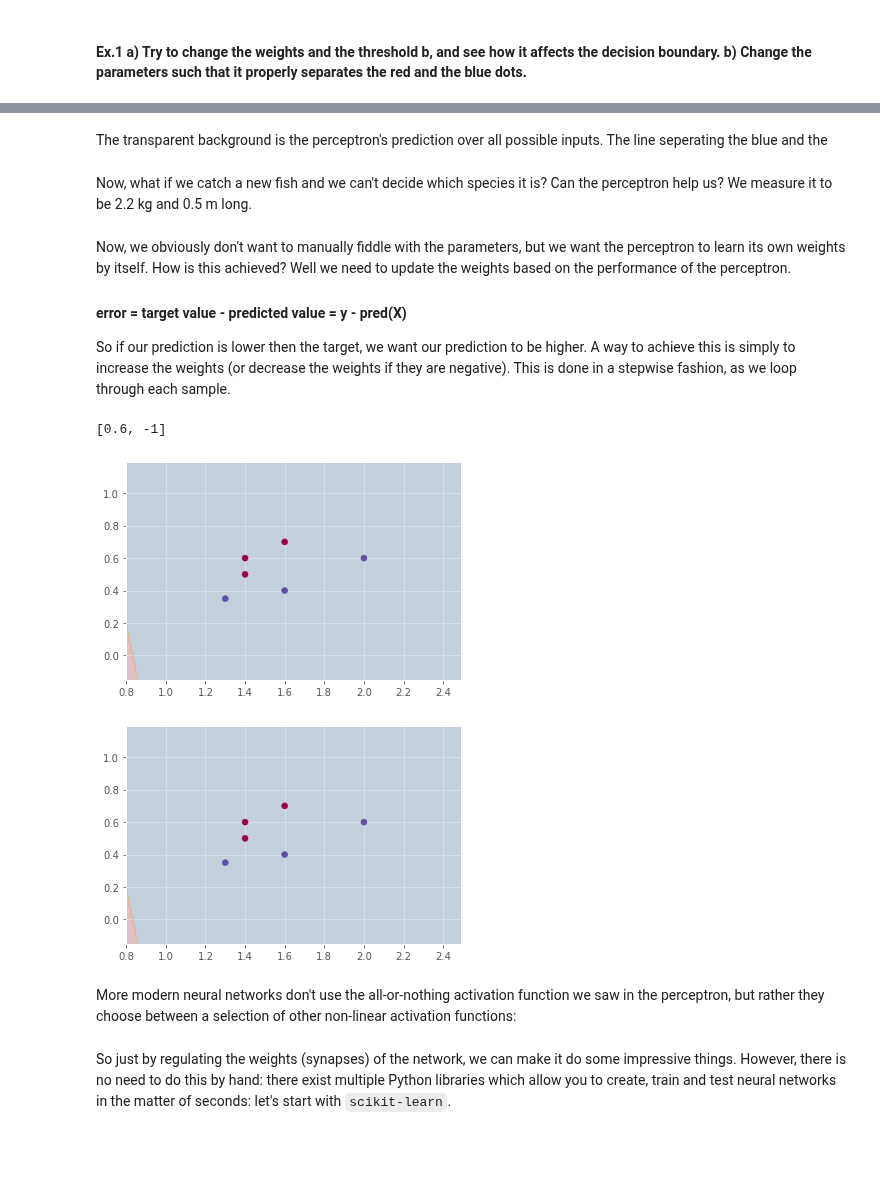
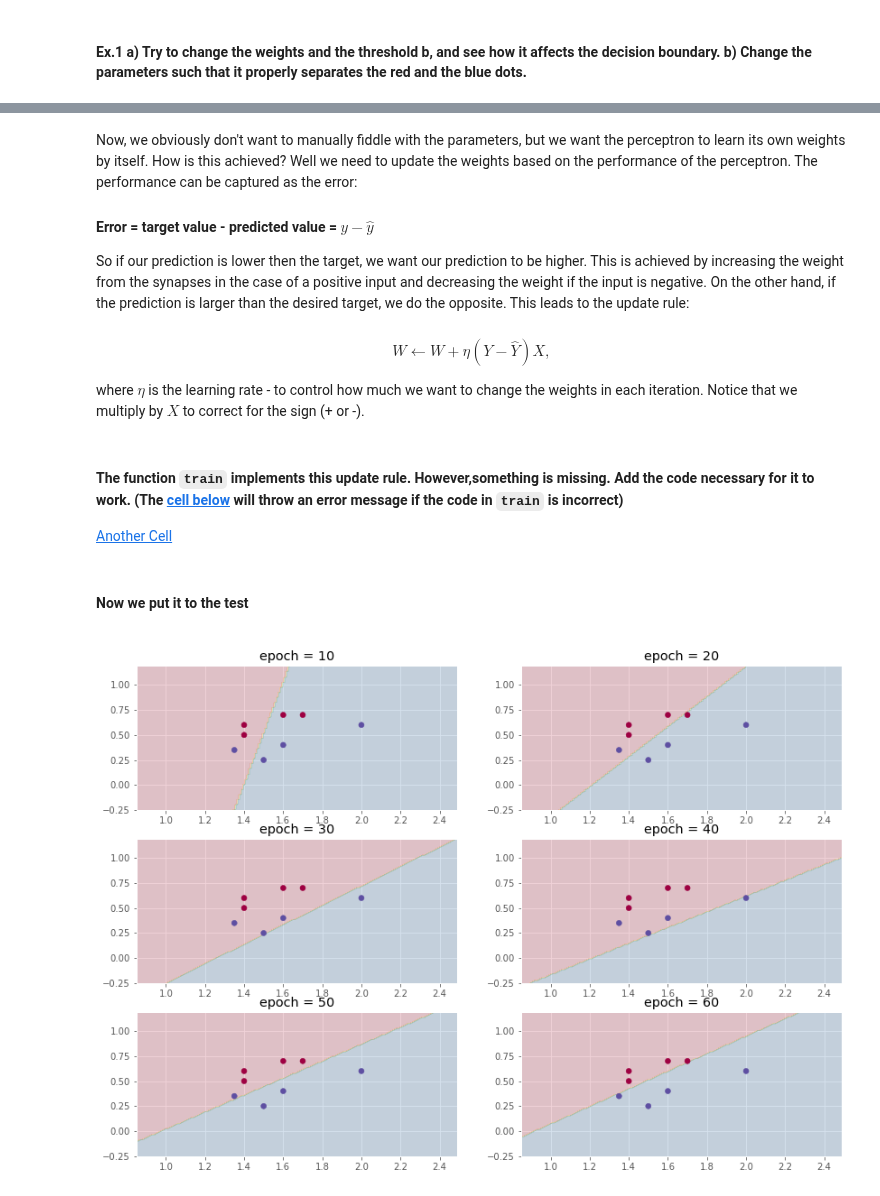
Before and after one commit to oercompbiomed/CBM101, a Jupyter notebook: H_Neural_Networks/1_Introduction_to_Neural_Networks.ipynb, the cells around one changed output, grey strips where cells are left out. Drawn from its saved outputs; the diff is of its cells as text; code cells hidden in the pictures; blank space fills up the shorter version.

Commit message:
perceptron example added

```diff
--- a/H_Neural_Networks/1_Introduction_to_Neural_Networks.ipynb
+++ b/H_Neural_Networks/1_Introduction_to_Neural_Networks.ipynb
@@ -105,0 +94,5 @@ plot_decision(perceptron, weights, b)
+# %%
+weights = [.4, .6]
+b = 1
+
+plot_decision(perceptron, weights=weights, b=b)
@@ -107,8 +104,6 @@ plot_decision(perceptron, weights, b)
 #### Ex.1 a) Try to change the weights and the threshold b, and see how it affects the decision boundary. b) Change the parameters such that it properly separates the red and the blue dots.
 # %%
 ## your code here
-## one solution:
-weights = [.6, -1]; b = .4
 
 plot_decision(perceptron, weights, b)
 # %% [output]
@@ -116,52 +111,53 @@ plot_decision(perceptron, weights, b)
-# %% [markdown]
-The transparent background is the perceptron's prediction over all possible inputs. The line seperating the blue and the
-# %% [markdown]
-Now, what if we catch a new fish and we can't decide which species it is? Can the perceptron help us? We measure it to be 2.2 kg and 0.5 m long.
 # %% [markdown]
-Now, we obviously don't want to manually fiddle with the parameters, but we want the perceptron to learn its own weights by itself. How is this achieved? Well we need to update the weights based on the performance of the perceptron.
+Now, we obviously don't want to manually fiddle with the parameters, but we want the perceptron to learn its own weights by itself. How is this achieved? Well we need to update the weights based on the performance of the perceptron. The performance can be captured as the error:
+#### Error = target value - predicted value = $ y - \hat y $
 
-#### error = target value - predicted value = y - pred(X)
+So if our prediction is lower then the target, we want our prediction to be higher. This is achieved by increasing the weight from the synapses in the case of a positive input and decreasing the weight if the input is negative. On the other hand, if the prediction is larger than the desired target, we do the opposite. This leads to the update rule:
 
-So if our prediction is lower then the target, we want our prediction to be higher. A way to achieve this is simply to increase the weights (or decrease the weights if they are negative). This is done in a stepwise fashion, as we loop through each sample.
+#### $$ W \leftarrow W + \eta  (Y - \hat Y) X, $$
+where $\eta$ is the learning rate - to control how much we want to change the weights in each iteration. Notice that we multiply by $X$ to correct for the sign (+ or -).
 # %%
 # We split the data into the features X and the target y
 X = df.drop(["Class"], axis=1).values
 y = df.Class.values
-# %%
-weights
-# %% [output]
-[0.6, -1]
+# %% [markdown]
+#### The function `train` implements this update rule. However,something is missing. Add the code necessary for it to work. (The [ cell below](#another_cell) will throw an error message if the code in `train` is incorrect)
+
+
+
+[Another Cell](#another_cell)
 # %%
 def train(clf, X, y, weights, b, learning_rate=0.1):
+    t = b
+    w1, w2 = weights
+    for x_i, target in zip(X, y):
 
-    w1, w2 = weights
-    for i in range(y.shape[0]):
-        x_i = X[i,:]
-        target = y[i]
-        pred = perceptron(x_i, weights)
-        error = target - pred
+        pred = perceptron(x_i, [w1, w2], t)
 
-        # now we update the weights
-        w1 +=  learning_rate * error * weights[0]
-        w2 +=  learning_rate * error * weights[1]
-        b +=  learning_rate * error
+        ## ADD YOUR CODE HERE
+        #error = target - pred
+
+        w1 +=  learning_rate * error * x_i[0]
+        w2 +=  learning_rate * error * x_i[1]
+        t +=  learning_rate * error
 
     return w1, w2, b
+# %% [markdown]
+#### Now we put it to the test
+<a id='another_cell'></a>
 # %%
-#weights = [0.6, .1]
-#b = 1
+# initialize some random weights
+w1, w2, b = .6, -.1, 1
 
-plot_decision(perceptron, weights, b)
+fig = plt.figure(figsize=(14,10))
+j=0
+for i in range(60):
 
-for i in range(10):
-    w1, w2, b = train(perceptron, X, y, weights, b, learning_rate=.1)
-
-#plot_decision(perceptron, weights)
+    w1, w2, b = train(perceptron, X, y, [w1, w2], b)
+    if i%10 == 0:
+        j += 1
+        fig.add_subplot(3, 2, j);
+        plt.title(f'epoch = {i+10}')
+        plot_decision(perceptron, [w1, w2], b)
 # %% [output]
-[figure, old version]
+[figure, new version]
-# %%
-plot_decision(perceptron, [w1,w2], b)
-# %% [output]
-[figure, removed]
-# %% [markdown]
-More modern neural networks don't use the all-or-nothing activation function we saw in the perceptron, but rather they choose between a selection of other non-linear activation functions:
@@ -175,2 +163,0 @@ def relu(x):
-# %% [markdown]
-So just by regulating the weights (synapses) of the network, we can make it do some impressive things. However, there is no need to do this by hand: there exist multiple Python libraries which allow you to create, train and test neural networks in the matter of seconds: let's start with `scikit-learn`.
```
Also changed, not shown: parts of 16 cells of this notebook.
